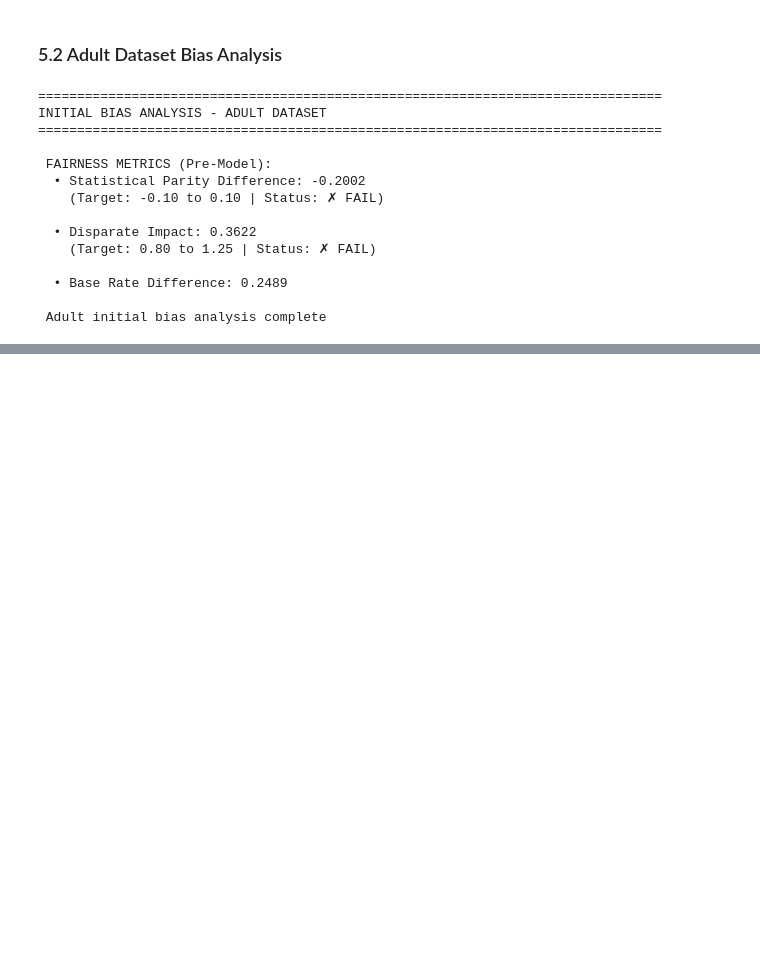
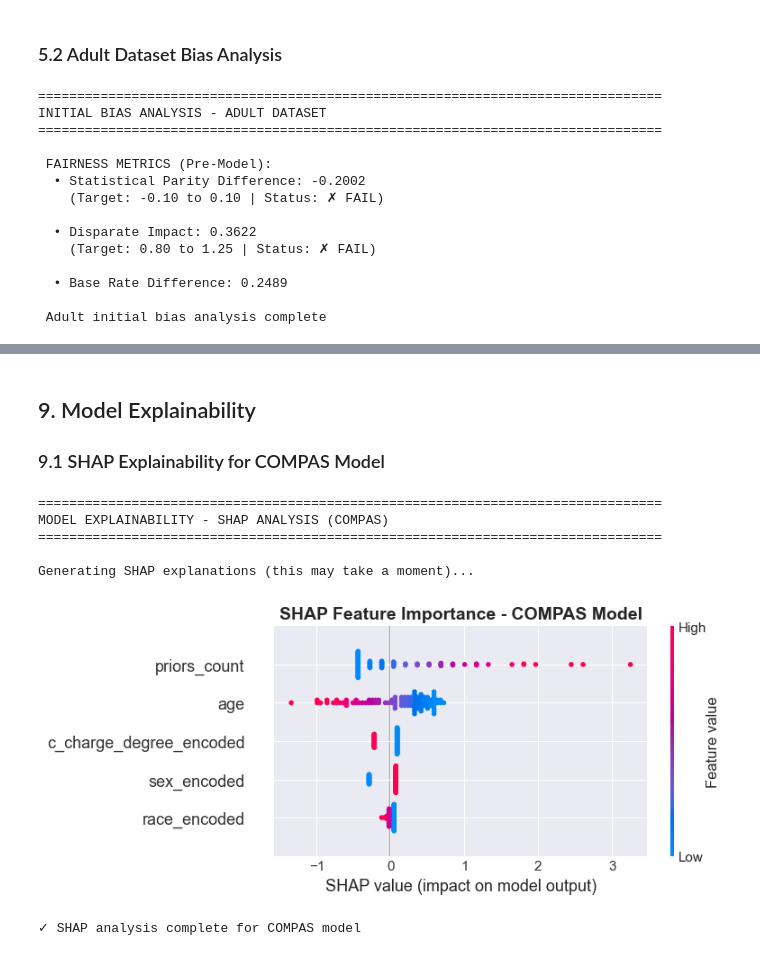
Before and after one commit to 27HarshalPatel/TrustCheckAI, a Jupyter notebook: TrustCheckAI-playground.ipynb, the cells around one changed output, grey strips where cells are left out. Cells and saved outputs as stored; diff of their text form; code cells hidden in the pictures; blank space fills up the shorter version.

Commit message:
Model Development

```diff
--- a/TrustCheckAI-playground.ipynb
+++ b/TrustCheckAI-playground.ipynb
@@ -500,0 +871,30 @@ INITIAL BIAS ANALYSIS - ADULT DATASET
+# %% [markdown]
+## 9. Model Explainability
+### 9.1 SHAP Explainability for COMPAS Model
+# %%
+print("="*80)
+print("MODEL EXPLAINABILITY - SHAP ANALYSIS (COMPAS)")
+print("="*80)
+
+# Create SHAP explainer
+print("\nGenerating SHAP explanations (this may take a moment)...")
+explainer_c = shap.LinearExplainer(lr_compas, X_train_c_scaled)
+shap_values_c = explainer_c.shap_values(X_test_c_scaled[:100])  # Use subset for speed
+
+# Summary plot
+plt.figure(figsize=(10, 6))
+shap.summary_plot(shap_values_c, X_test_c.iloc[:100],
+                  feature_names=feature_cols_compas, show=False)
+plt.title('SHAP Feature Importance - COMPAS Model', fontsize=14, fontweight='bold')
+plt.tight_layout()
+plt.show()
+
+print("\n✓ SHAP analysis complete for COMPAS model")
+# %% [output]
+================================================================================
+MODEL EXPLAINABILITY - SHAP ANALYSIS (COMPAS)
+================================================================================
+
+Generating SHAP explanations (this may take a moment)...
+[figure, added]
+✓ SHAP analysis complete for COMPAS model
```
Also changed, not shown: parts of 16 cells of this notebook.
